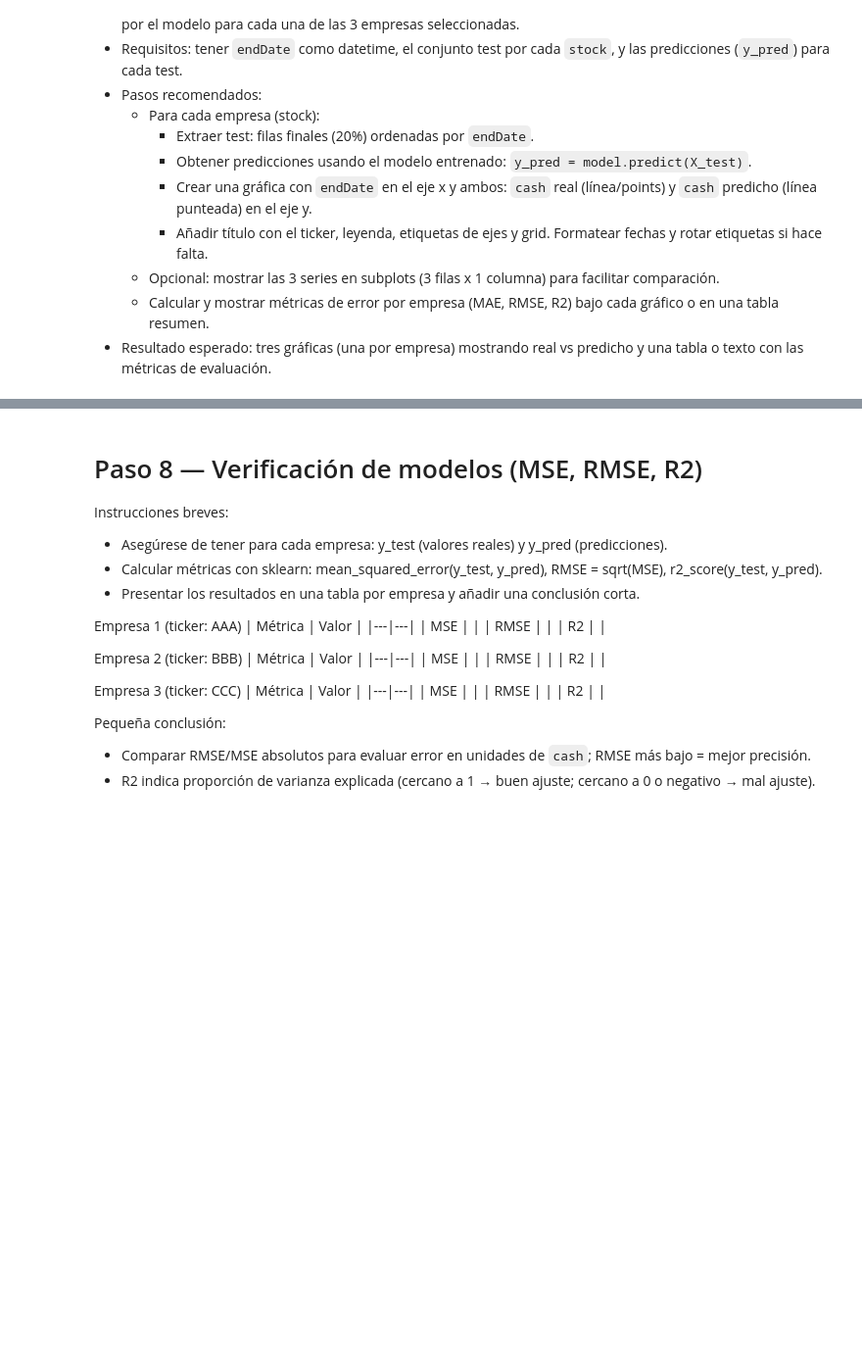
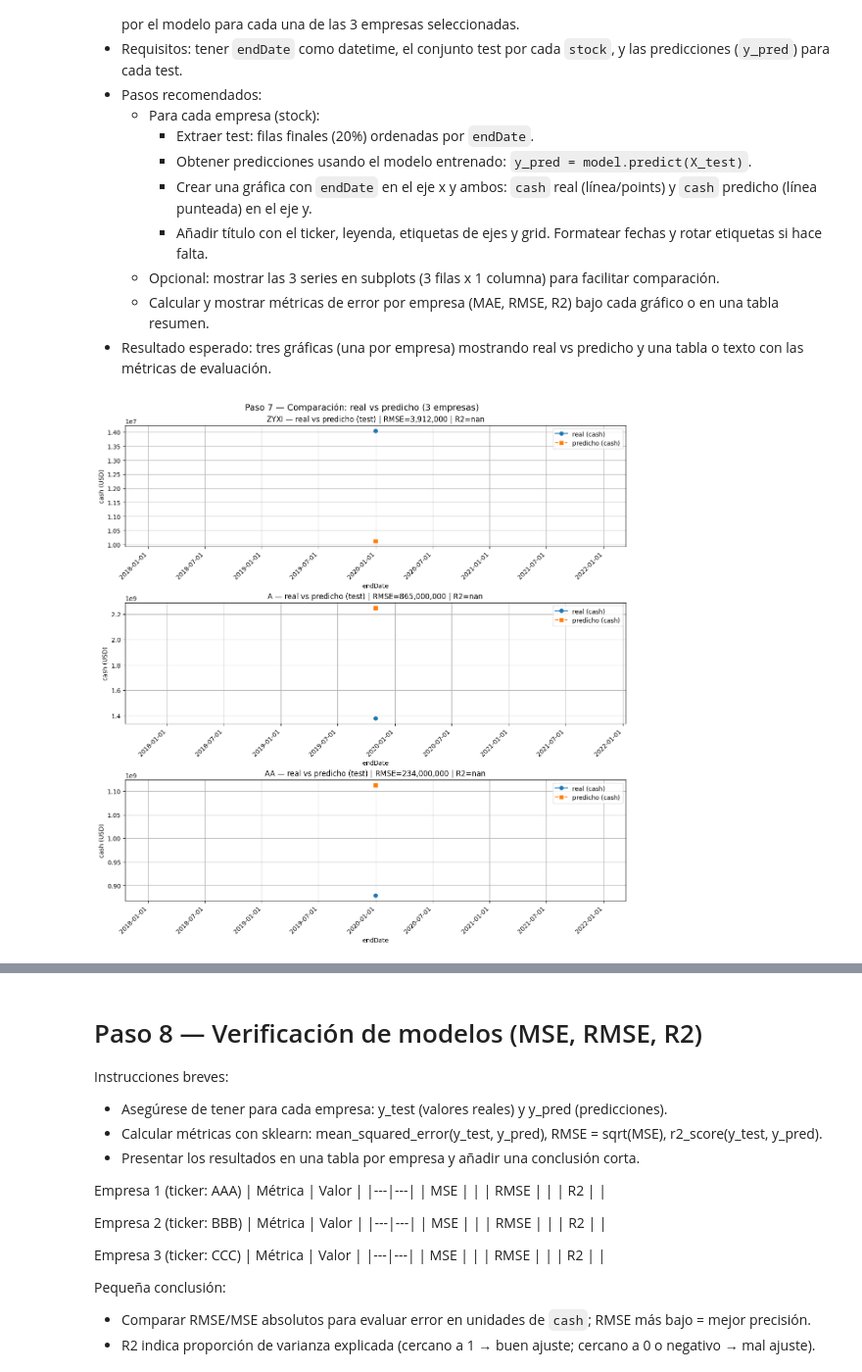
Before and after one commit to alberthvc/IA_Mario_Morales, a Jupyter notebook: asignacion_2/asignacion_2_regresion.ipynb, the cells around one changed output, grey strips where cells are left out. Shown: that part at 98% size. Cells and saved outputs as stored; diff of their text form; code cells hidden in the pictures; blank space fills up the shorter version.

```diff
--- a/asignacion_2/asignacion_2_regresion.ipynb
+++ b/asignacion_2/asignacion_2_regresion.ipynb
@@ -119,0 +651,93 @@ Pasos recomendados:
+# %%
+from matplotlib.dates import AutoDateLocator, DateFormatter
+
+# Paso 7 — Verificación paso a paso: real vs predicho por empresa (3 gráficas + métricas)
+import matplotlib.pyplot as plt
+
+results = []  # recolecta métricas para tabla resumen
+
+stocks = selected_stocks  # usa la variable ya existente
+n = len(stocks)
+if n == 0:
+    raise RuntimeError("No hay stocks en 'selected_stocks' para evaluar.")
+
+fig, axes = plt.subplots(n, 1, figsize=(12, 4 * n), constrained_layout=True)
+if n == 1:
+    axes = [axes]
+
+for ax, s in zip(axes, stocks):
+    info = per_stock.get(s, {})
+    test_df = info.get('test_df')
+    y_pred_ser = info.get('y_pred')            # Serie alineada al índice de test_df (si existe)
+    model = info.get('model')
+
+    # Validaciones básicas
+    if test_df is None or test_df.empty:
+        ax.text(0.5, 0.5, f"No hay conjunto de prueba para {s}", ha='center', va='center')
+        ax.set_title(s)
+        results.append((s, None, None, None, None))
+        continue
+    if y_pred_ser is None or y_pred_ser.empty:
+        ax.text(0.5, 0.5, f"No hay predicciones para {s}", ha='center', va='center')
+        ax.set_title(s)
+        results.append((s, None, None, None, None))
+        continue
+
+    # Alineación: unir test_df con las predicciones por índice
+    df_plot = test_df.copy()
+    # aseguramos que la predicción esté en la misma forma (Series con índice)
+    y_pred_aligned = y_pred_ser.reindex(df_plot.index)
+    df_plot = df_plot.assign(y_pred=y_pred_aligned.values)
+
+    # Extraer valores numéricos para métricas
+    y_true = df_plot['cash'].astype(float).values
+    y_pred = df_plot['y_pred'].astype(float).values
+
+    # Métricas (evitar r2 con una sola muestra)
+    mse_local = float(np.mean((y_true - y_pred) ** 2))
+    rmse_local = float(np.sqrt(mse_local))
+    mae_local = float(np.mean(np.abs(y_true - y_pred)))
+    r2_local = float(r2_score(y_true, y_pred)) if y_true.shape[0] >= 2 else float('nan')
+
+    results.append((s, mse_local, rmse_local, mae_local, r2_local))
+
+    # Gráfica: real vs predicho
+    ax.plot(df_plot['endDate'], df_plot['cash'], marker='o', linestyle='-', label='real (cash)')
+    ax.plot(df_plot['endDate'], df_plot['y_pred'], marker='s', linestyle='--', label='predicho (cash)')
+    ax.set_title(f"{s} — real vs predicho (test) | RMSE={rmse_local:,.0f} | R2={'nan' if np.isnan(r2_local) else f'{r2_local:.3f}'}")
+    ax.set_xlabel('endDate')
+    ax.set_ylabel('cash (USD)')
+    ax.grid(True)
+    ax.legend()
+
+    # Formato de fechas
+    ax.xaxis.set_major_locator(AutoDateLocator())
+    ax.xaxis.set_major_formatter(DateFormatter('%Y-%m-%d'))
+    for lbl in ax.get_xticklabels():
+        lbl.set_rotation(45)
+        lbl.set_ha('right')
+
+plt.suptitle('Paso 7 — Comparación: real vs predicho (3 empresas)', y=1.02, fontsize=14)
+plt.show()
+
+# Imprimir tabla resumen de métricas
+print("\nResumen de métricas por empresa (MSE, RMSE, MAE, R2):")
+print("{:<8} {:>14} {:>14} {:>12} {:>8}".format("stock", "MSE", "RMSE", "MAE", "R2"))
+for s, mse_local, rmse_local, mae_local, r2_local in results:
+    if mse_local is None:
+        print(f"{s:<8} {'-':>14} {'-':>14} {'-':>12} {'-':>8}")
+    else:
+        print(f"{s:<8} {mse_local:14.2f} {rmse_local:14.2f} {mae_local:12.2f} {('nan' if np.isnan(r2_local) else f'{r2_local:.4f}'):>8}")
+
+# Conclusión corta automática por lo observado
+print("\nConclusión (automática):")
+for s, mse_local, rmse_local, mae_local, r2_local in results:
+    if mse_local is None:
+        print(f"- {s}: falta test/predicción.")
+        continue
+    if np.isnan(r2_local):
+        print(f"- {s}: R2 no disponible (pocos puntos en test). RMSE={rmse_local:,.0f} (error absoluto aproximado).")
+    else:
+        print(f"- {s}: RMSE={rmse_local:,.0f}, R2={r2_local:.3f}. Evaluar si RMSE es aceptable respecto a la escala de 'cash'.")
+# %% [output]
+[figure, added]
```
Also changed, not shown: parts of 16 cells of this notebook, 1 other file.
